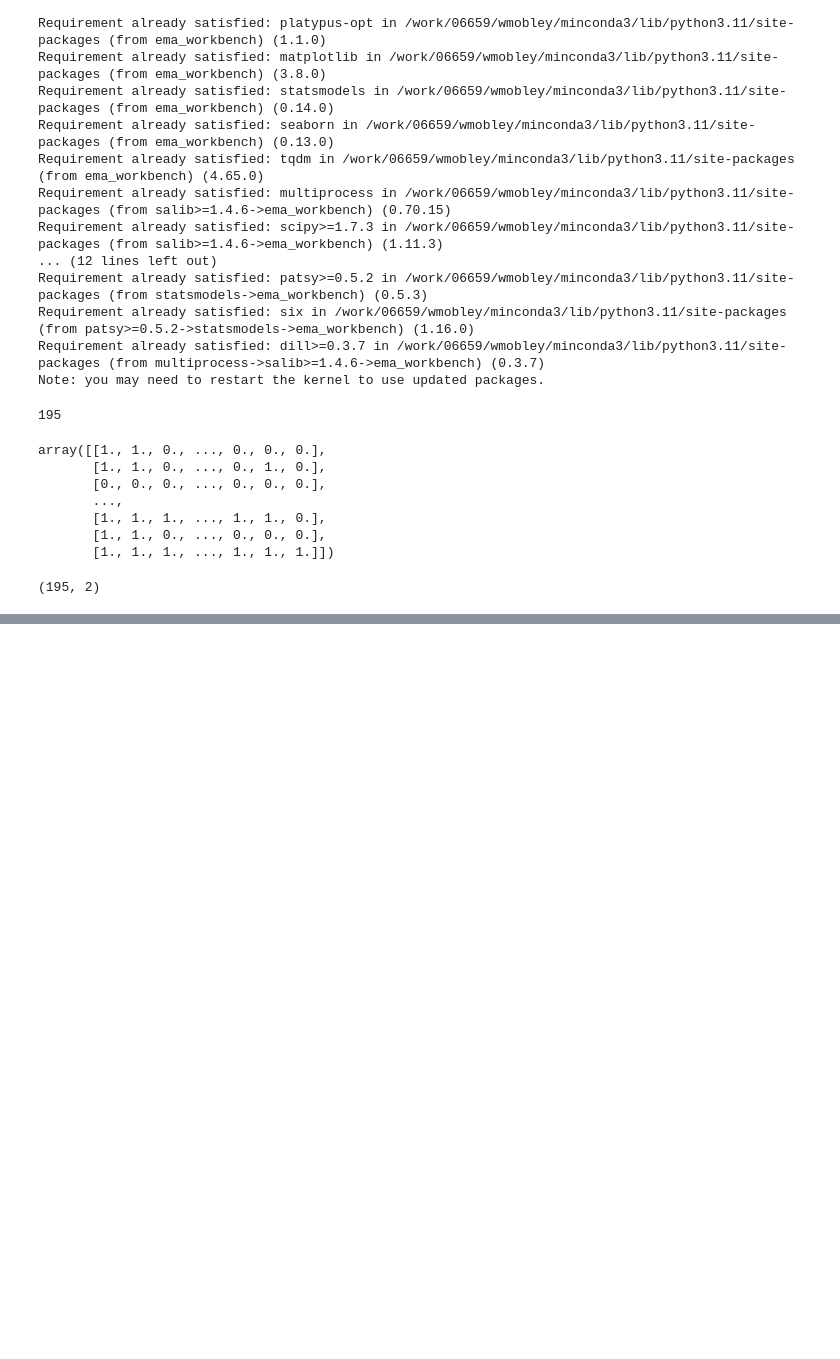
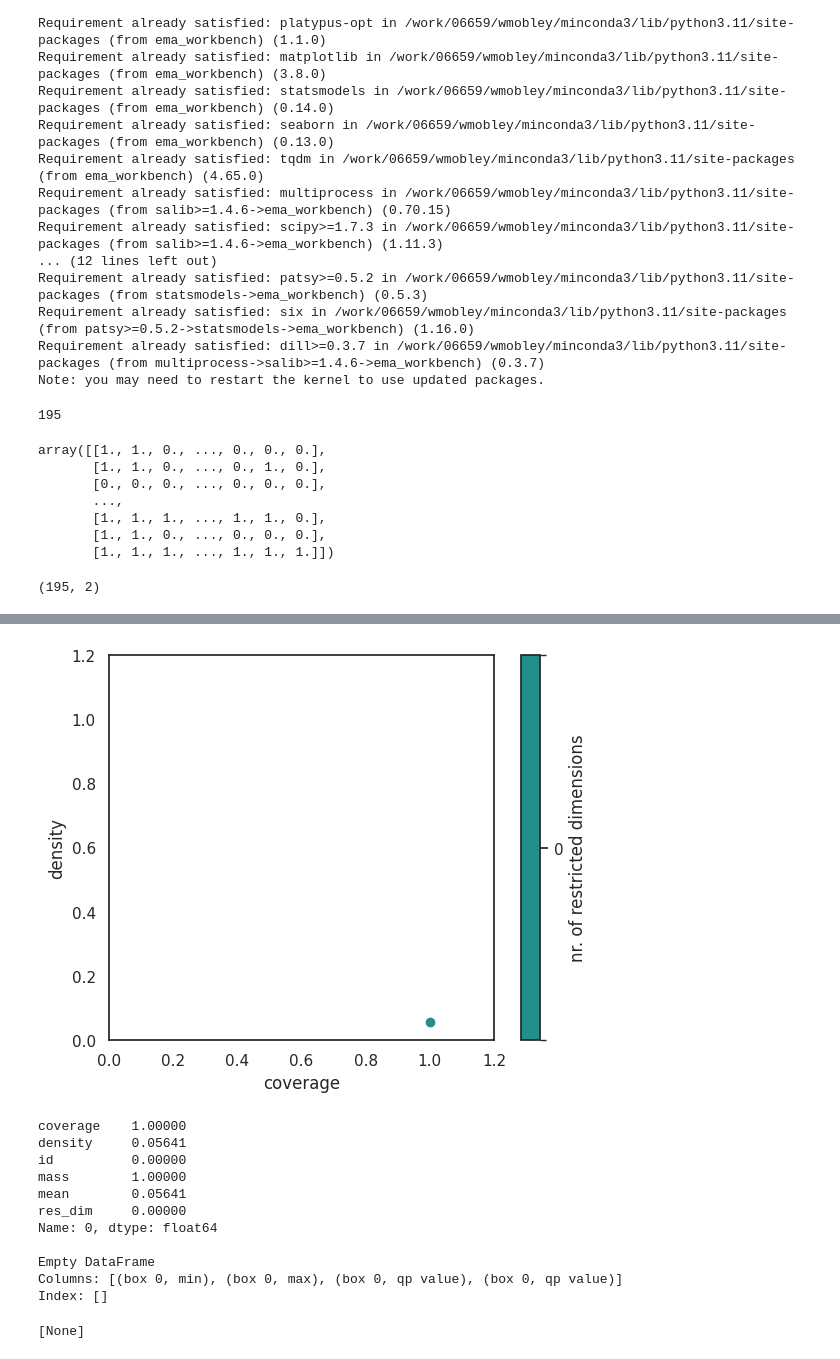
Before and after one commit to In-For-Disaster-Analytics/sites-and-stories-nlp, a Jupyter notebook: LLMsAnalysis/UMAP-GrayLiterature.ipynb, the cells around one changed output, grey strips where cells are left out. Saved outputs shown, nothing was run; the diff lists cells and outputs as text; code cells hidden in the pictures; blank space fills up the shorter version.

```diff
--- a/LLMsAnalysis/UMAP-GrayLiterature.ipynb
+++ b/LLMsAnalysis/UMAP-GrayLiterature.ipynb
@@ -86,0 +136,25 @@ plt.show()
+# %%
+y = kmeans_labels==4
+
+
+p = prim.Prim(df[df.columns[1:-1]], y, threshold=0.5)
+
+box = p.find_box()
+box.show_tradeoff()
+
+plt.show()
+box.inspect(0)
+# %% [output]
+[figure, added]
+coverage    1.00000
+density     0.05641
+id          0.00000
+mass        1.00000
+mean        0.05641
+res_dim     0.00000
+Name: 0, dtype: float64
+
+Empty DataFrame
+Columns: [(box 0, min), (box 0, max), (box 0, qp value), (box 0, qp value)]
+Index: []
+[None]
```
Also changed, not shown: parts of 9 cells of this notebook, 1 other file.
